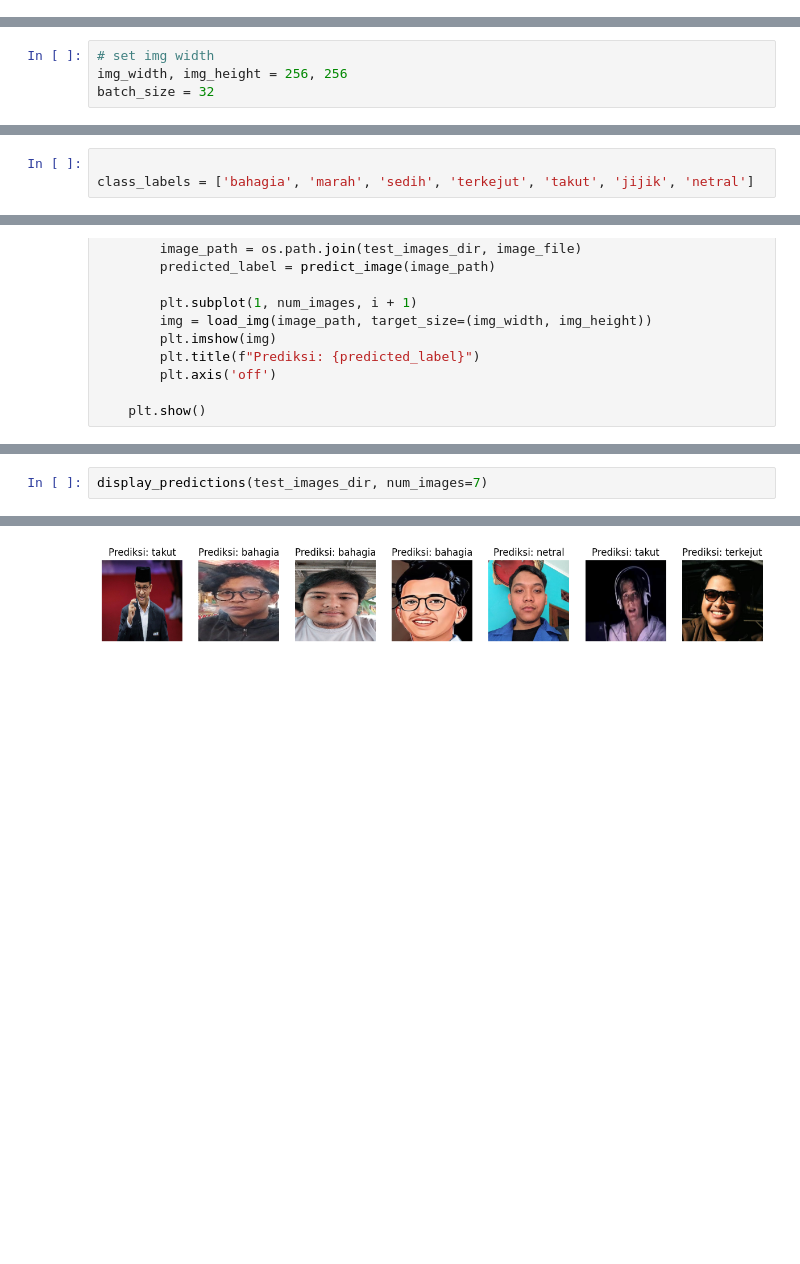
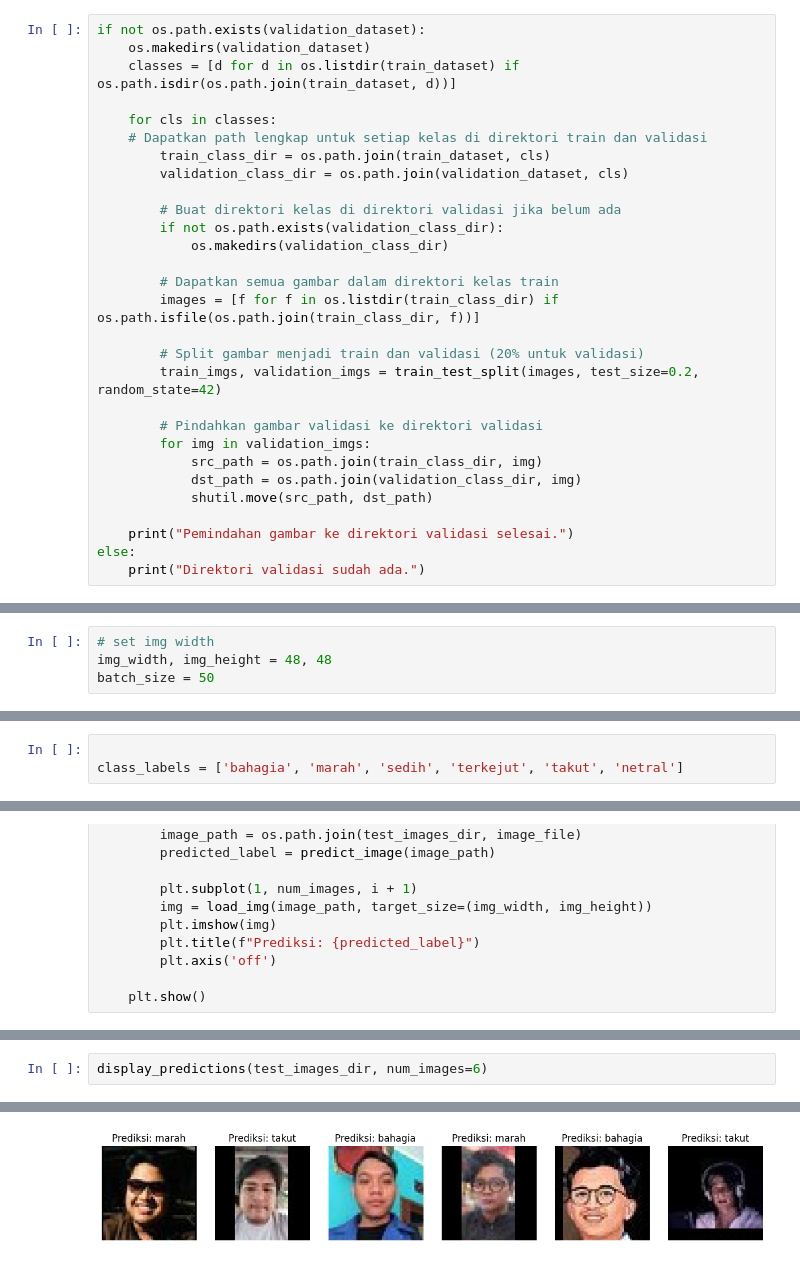
Before and after one commit to AjagTerbang/deep-learning, a Jupyter notebook: Deep Learning.ipynb, the cells around one changed output, grey strips where cells are left out. Cells and saved outputs as stored; diff of their text form; blank space fills up the shorter version.

```diff
--- a/Deep Learning.ipynb
+++ b/Deep Learning.ipynb
@@ -23,3 +31,32 @@ path = "./images"
 file_list = os.listdir(path)
 train_dataset = path + "/train"
 validation_dataset = path + "/validation"
+# %%
+if not os.path.exists(validation_dataset):
+    os.makedirs(validation_dataset)
+    classes = [d for d in os.listdir(train_dataset) if os.path.isdir(os.path.join(train_dataset, d))]
+
+    for cls in classes:
+    # Dapatkan path lengkap untuk setiap kelas di direktori train dan validasi
+        train_class_dir = os.path.join(train_dataset, cls)
+        validation_class_dir = os.path.join(validation_dataset, cls)
+
+        # Buat direktori kelas di direktori validasi jika belum ada
+        if not os.path.exists(validation_class_dir):
+            os.makedirs(validation_class_dir)
+
+        # Dapatkan semua gambar dalam direktori kelas train
+        images = [f for f in os.listdir(train_class_dir) if os.path.isfile(os.path.join(train_class_dir, f))]
+
+        # Split gambar menjadi train dan validasi (20% untuk validasi)
+        train_imgs, validation_imgs = train_test_split(images, test_size=0.2, random_state=42)
+
+        # Pindahkan gambar validasi ke direktori validasi
+        for img in validation_imgs:
+            src_path = os.path.join(train_class_dir, img)
+            dst_path = os.path.join(validation_class_dir, img)
+            shutil.move(src_path, dst_path)
+
+    print("Pemindahan gambar ke direktori validasi selesai.")
+else:
+    print("Direktori validasi sudah ada.")
@@ -59,6 +98,6 @@ print("Num GPUs Available: ", len(tf.config.experimental.list_physical_devices('
 Num GPUs Available:  1
 # %%
 # set img width
-img_width, img_height = 256, 256
-batch_size = 32
+img_width, img_height = 48, 48
+batch_size = 50
 # %%
@@ -192,7 +264,7 @@ import numpy as np
 import matplotlib.pyplot as plt
 # %%
 
-class_labels = ['bahagia', 'marah', 'sedih', 'terkejut', 'takut', 'jijik', 'netral']
+class_labels = ['bahagia', 'marah', 'sedih', 'terkejut', 'takut', 'netral']
 # %%
 # model_path = "/content/drive/MyDrive/Deep Learning/emotion_detection_model.h5" #google drive
 model_path = model_save_path
@@ -251,3 +321,3 @@ Gambar: WhatsApp Image 2024-06-16 at 15.30.55_2732fd3c.jpg -> Prediksi: bahagia
 # %%
-display_predictions(test_images_dir, num_images=7)
+display_predictions(test_images_dir, num_images=6)
 # %% [output]
@@ -261 +330 @@ display_predictions(test_images_dir, num_images=7)
-[figure, old version]
+[figure, new version]
```
Also changed, not shown: parts of 18 cells of this notebook, 1 other file.
